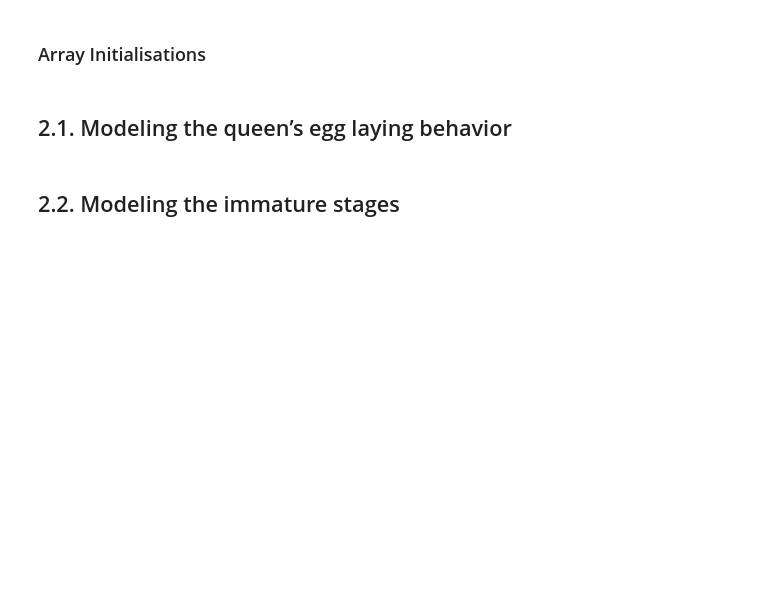
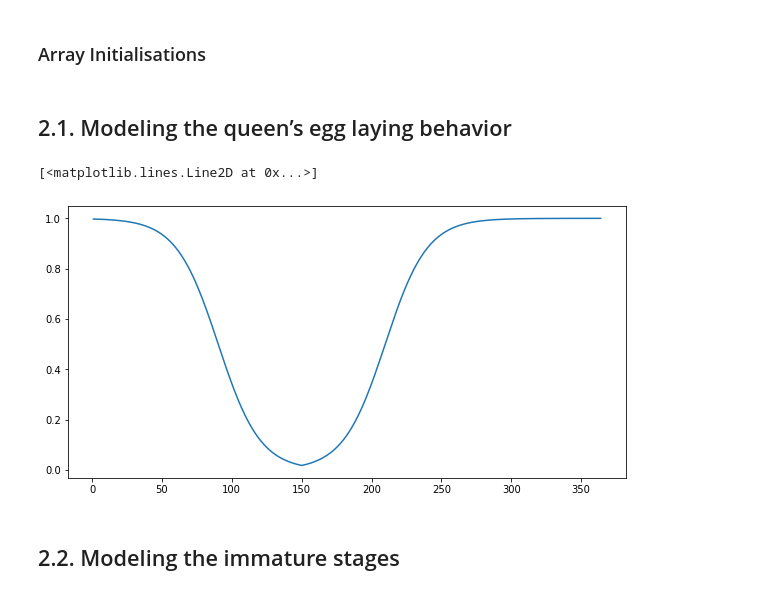
Before and after one commit to CharlieChanMeyer/HoPoMo, a Jupyter notebook: Equations.ipynb, the cells around one changed output. Drawn from its saved outputs; the diff is of its cells as text; code cells hidden in the pictures; blank space fills up the shorter version.

```diff
--- a/Equations.ipynb
+++ b/Equations.ipynb
@@ -113,14 +113,17 @@ def season(t):
 # %%
 import matplotlib.pyplot as plt
 import numpy as np
 
 graph = []
 
-for i in range(360):
+for i in range(364):
     graph.append(season(i))
 
 plt.figure(figsize=(10,5))
-plt.plot(np.linspace(1,360, 360), graph)
+plt.plot(np.linspace(1,364, 364), graph)
+# %% [output]
+[<matplotlib.lines.Line2D at 0x...>]
+[figure, added]
 # %%
 def CELLSempty(t):
     # (2)
```
Also changed, not shown: parts of 6 cells of this notebook.
